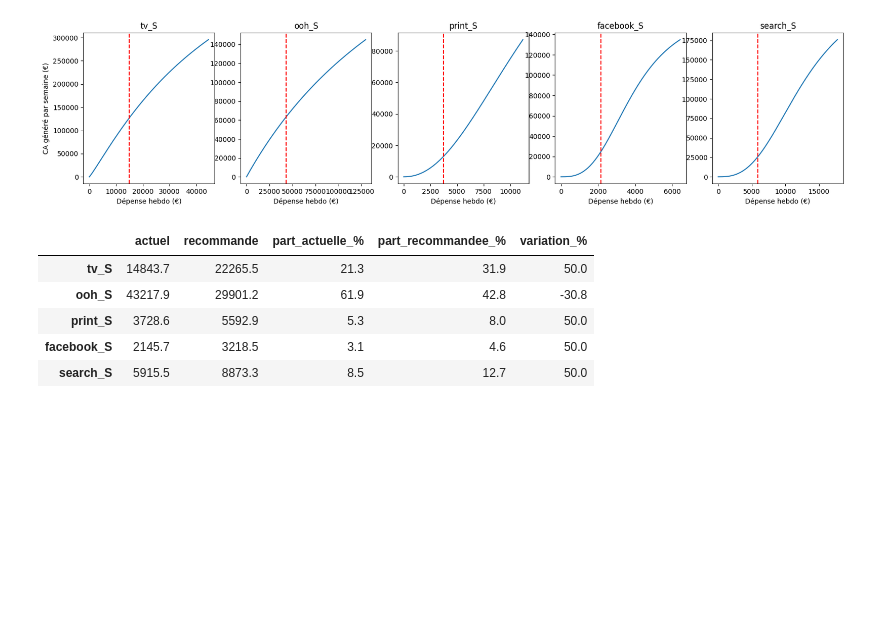
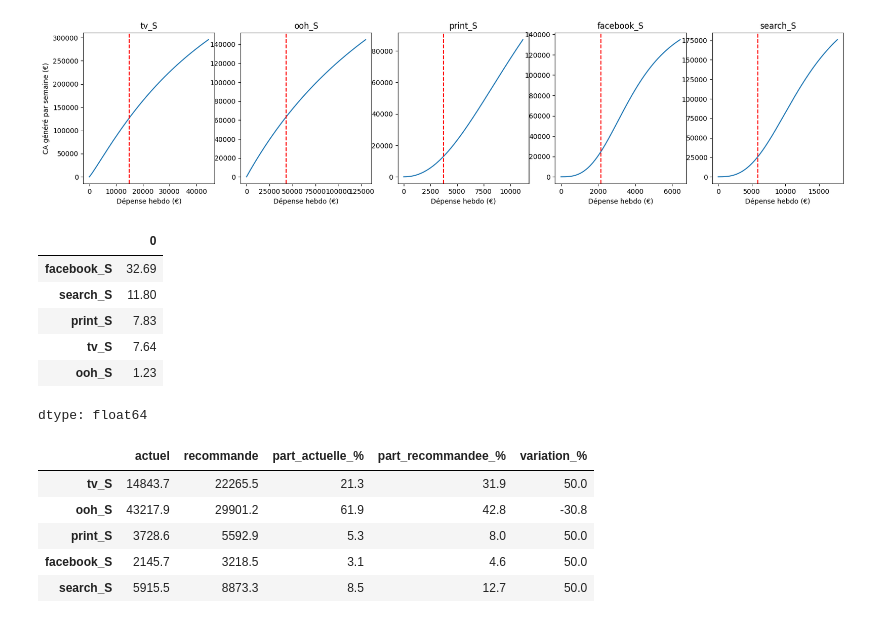
Before and after one commit to elisalsr/advertising-response-curves, a Jupyter notebook: advertising_response_curves.ipynb, the cells around one changed output. Drawn from its saved outputs; the diff is of its cells as text; code cells hidden in the pictures; blank space fills up the shorter version.

```diff
--- a/advertising_response_curves.ipynb
+++ b/advertising_response_curves.ipynb
@@ -236,6 +236,18 @@ axes[0].set_ylabel("CA généré par semaine (€)")
 plt.show()
 # %% [output]
 [figure]
+# %%
+roi_marginal = {c: (reponse(c, actuel[c] + 1000) - reponse(c, actuel[c])) / 1000
+                for c in canaux}
+pd.Series(roi_marginal).round(2).sort_values(ascending=False)
+# %% [output]
+|  | 0 |
+| facebook_S | 32.69 |
+| search_S | 11.80 |
+| print_S | 7.83 |
+| tv_S | 7.64 |
+| ooh_S | 1.23 |
+dtype: float64
 # %%
 from scipy.optimize import minimize
 
```
